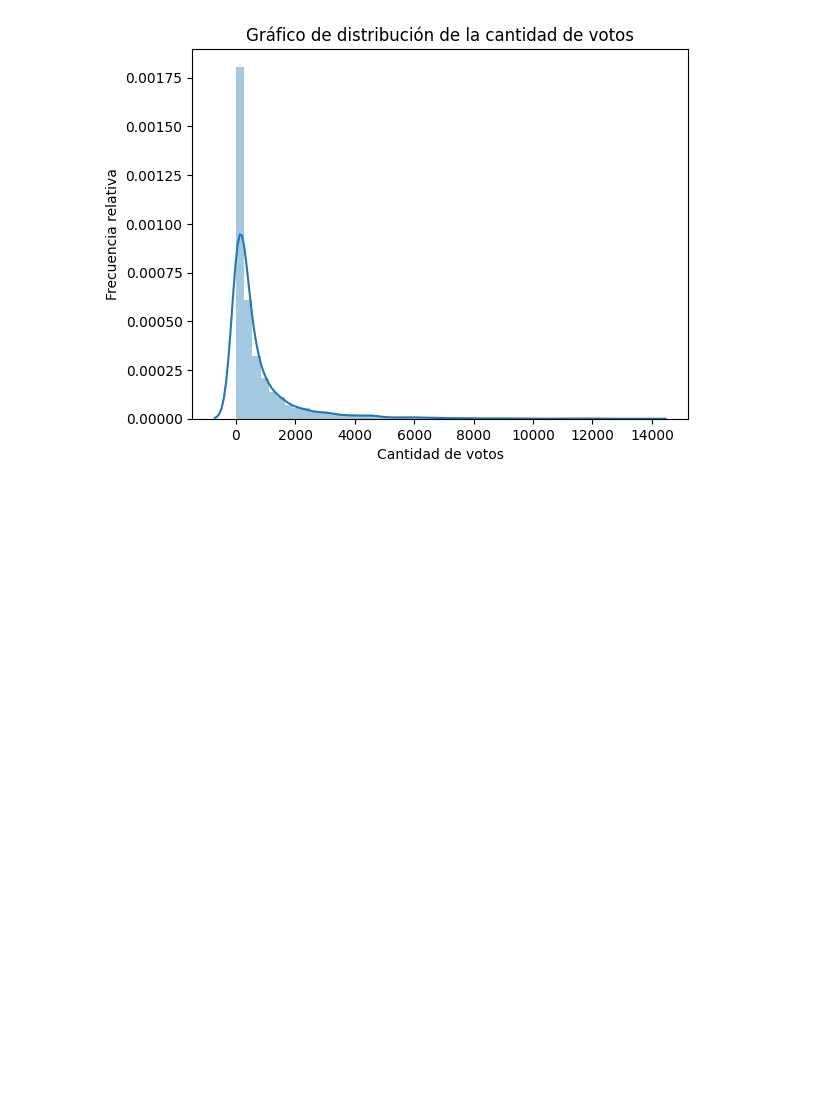
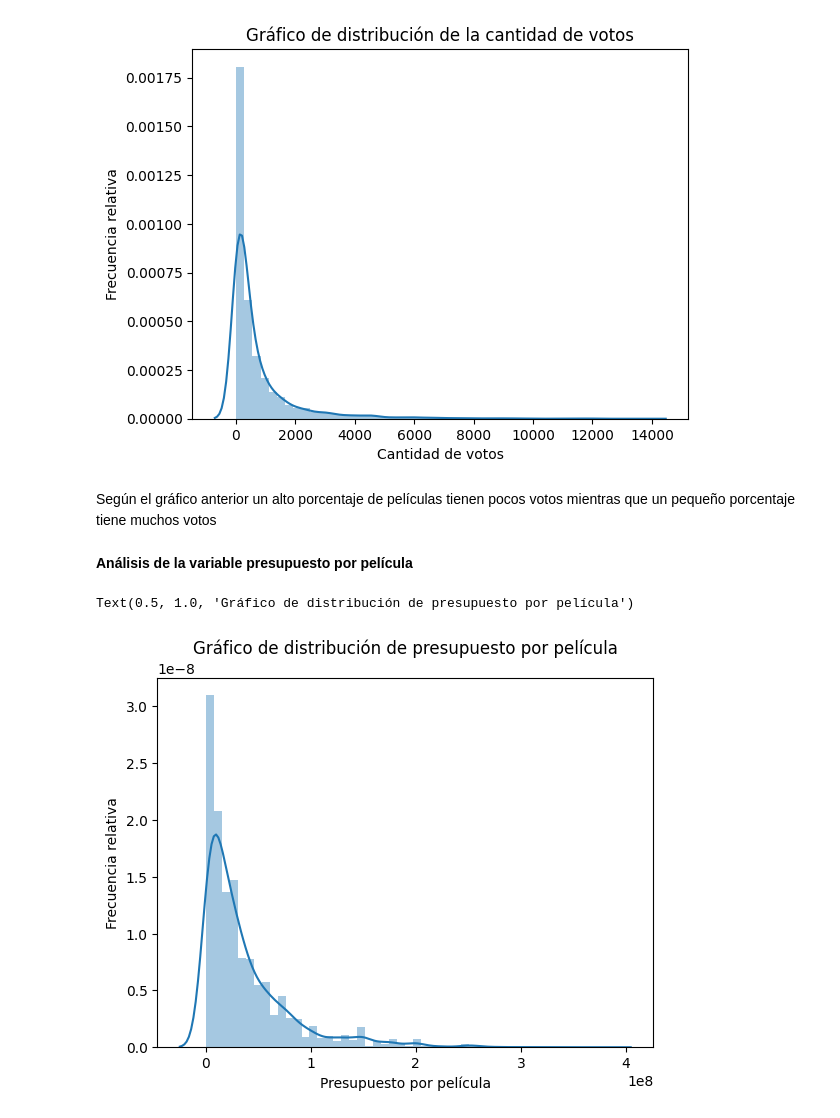
Before and after one commit to JuanPerezMolina/tests_estadisticos_python, a Jupyter notebook: 231028-1_1tests_estadisticos_python.ipynb, the cells around one changed output. Cells and saved outputs as stored; diff of their text form; code cells hidden in the pictures; blank space fills up the shorter version.

```diff
--- a/231028_1_1tests_estadisticos_python.ipynb
+++ b/231028-1_1tests_estadisticos_python.ipynb
@@ -281,3 +325,14 @@ ax.set_title("Gráfico de distribución de la cantidad de votos")
 # %% [output]
 Text(0.5, 1.0, 'Gráfico de distribución de la cantidad de votos')
 [figure]
+# %% [markdown]
+Según el gráfico anterior un alto porcentaje de películas tienen pocos votos mientras que un pequeño porcentaje tiene muchos votos
+# %% [markdown]
+**Análisis de la variable presupuesto por película**
+# %%
+ax = sns.distplot(tmdb_df.query("budget>0").budget)
+ax.set(xlabel = "Presupuesto por película", ylabel = "Frecuencia relativa")
+ax.set_title("Gráfico de distribución de presupuesto por película")
+# %% [output]
+Text(0.5, 1.0, 'Gráfico de distribución de presupuesto por película')
+[figure, added]
```
Also changed, not shown: parts of 34 cells of this notebook.
